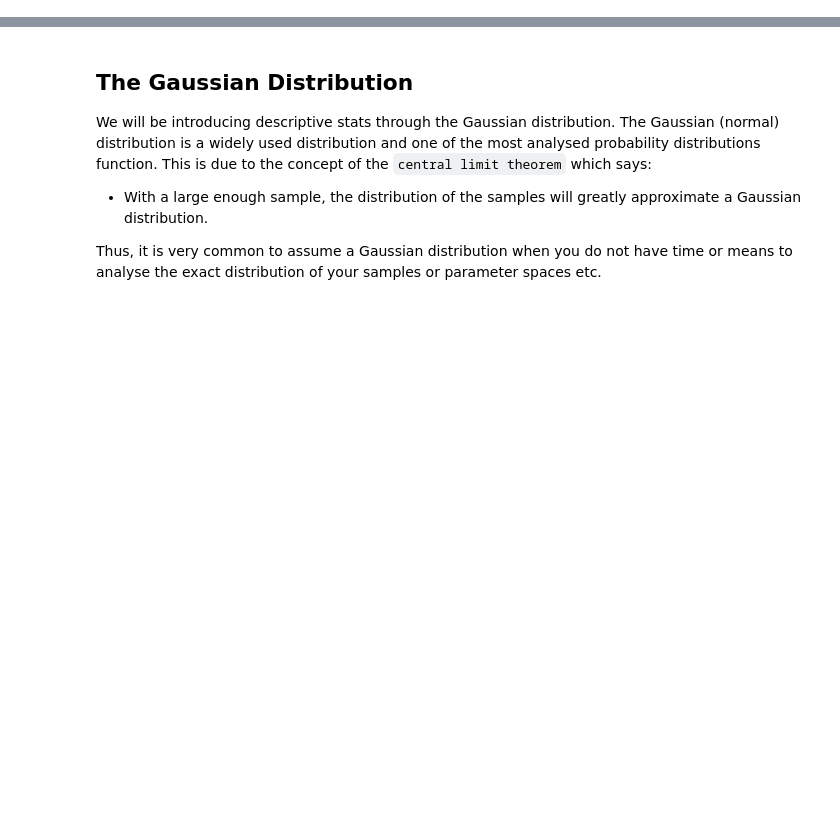
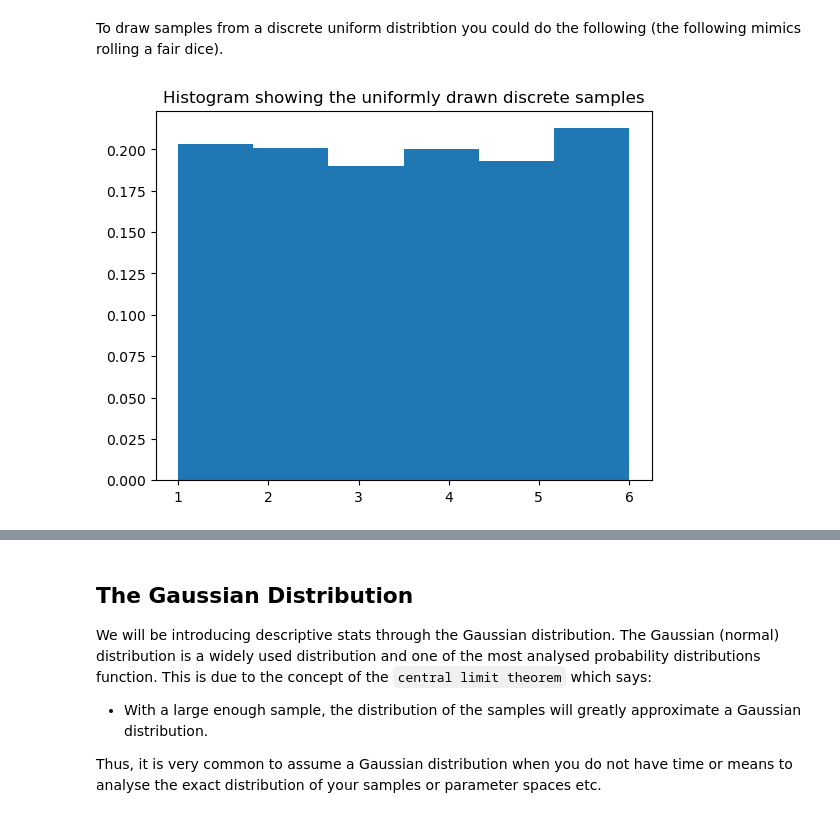
Before and after one commit to paopaoch/data_science_summary, a Jupyter notebook: 2_proability_distributions.ipynb, the cells around one changed output, grey strips where cells are left out. Cells and saved outputs as stored; diff of their text form; code cells hidden in the pictures; blank space fills up the shorter version.

```diff
--- a/2_proability_distributions.ipynb
+++ b/2_proability_distributions.ipynb
@@ -8,0 +24,9 @@ import matplotlib.pyplot as plt
+# %% [markdown]
+To draw samples from a discrete uniform distribtion you could do the following (the following mimics rolling a fair dice).
+# %%
+samples = np.random.randint(1, 7, 10000)
+plt.hist(samples, density=True, bins=6)
+plt.title("Histogram showing the uniformly drawn discrete samples")
+plt.show()
+# %% [output]
+[figure, added]
```
Also changed, not shown: parts of 25 cells of this notebook.
